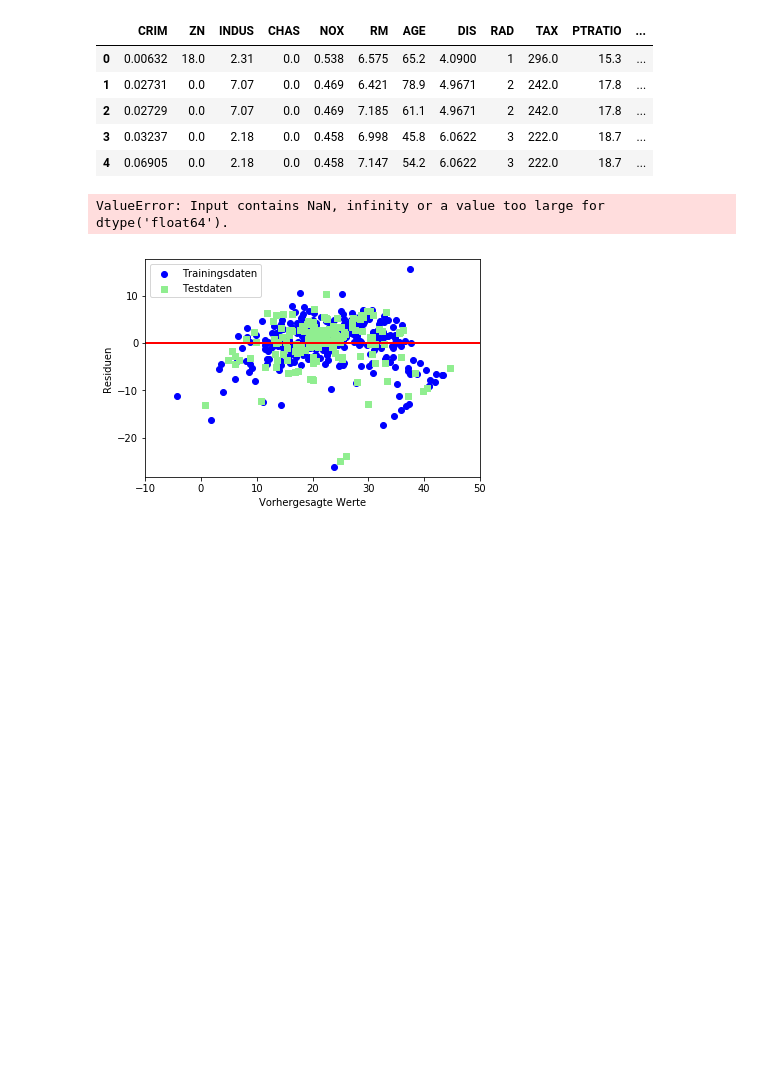
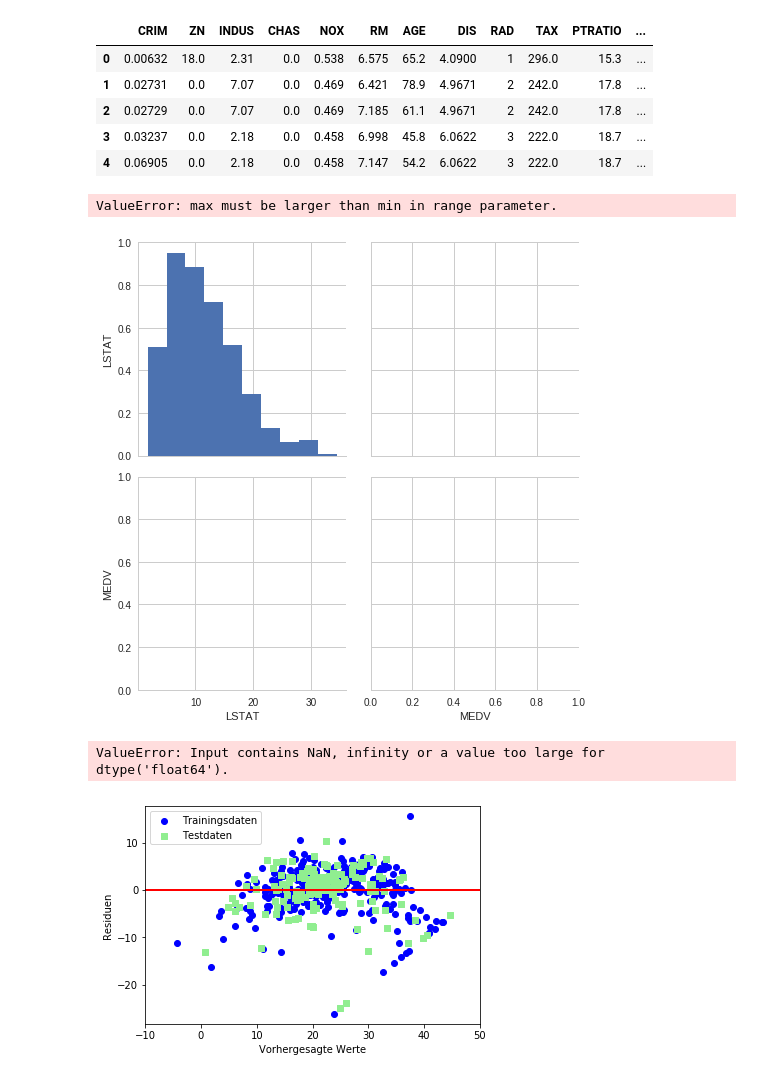
Before and after one commit to leonhead/machine-learning-training, a Jupyter notebook: machine_learning_tools/src/main/python/com/qubit/jupyter/housing/housing_analyse.ipynb, the cells around one changed output. Cells and saved outputs as stored; diff of their text form; code cells hidden in the pictures; blank space fills up the shorter version.

```diff
--- a/machine_learning_tools/src/main/python/com/qubit/jupyter/housing/housing_analyse.ipynb
+++ b/machine_learning_tools/src/main/python/com/qubit/jupyter/housing/housing_analyse.ipynb
@@ -19,3 +19,15 @@ df.head()
 | 2 | 0.02729 | 0.0 | 7.07 | 0.0 | 0.469 | 7.185 | 61.1 | 4.9671 | 2 | 242.0 | 17.8 | ... |
 | 3 | 0.03237 | 0.0 | 2.18 | 0.0 | 0.458 | 6.998 | 45.8 | 6.0622 | 3 | 222.0 | 18.7 | ... |
 | 4 | 0.06905 | 0.0 | 2.18 | 0.0 | 0.458 | 7.147 | 54.2 | 6.0622 | 3 | 222.0 | 18.7 | ... |
+# %%
+import matplotlib.pyplot as plt
+import seaborn as sns
+
+#explorative_data_analyse with pairplot
+sns.set(style='whitegrid', context='notebook')
+cols = ['LSTAT', 'MEDV']
+sns.pairplot(df[cols], size=3.5)
+plt.show()
+# %% [output]
+ValueError: max must be larger than min in range parameter.
+[figure, added]
```
Also changed, not shown: parts of 1 cell of this notebook, 3 other files.
